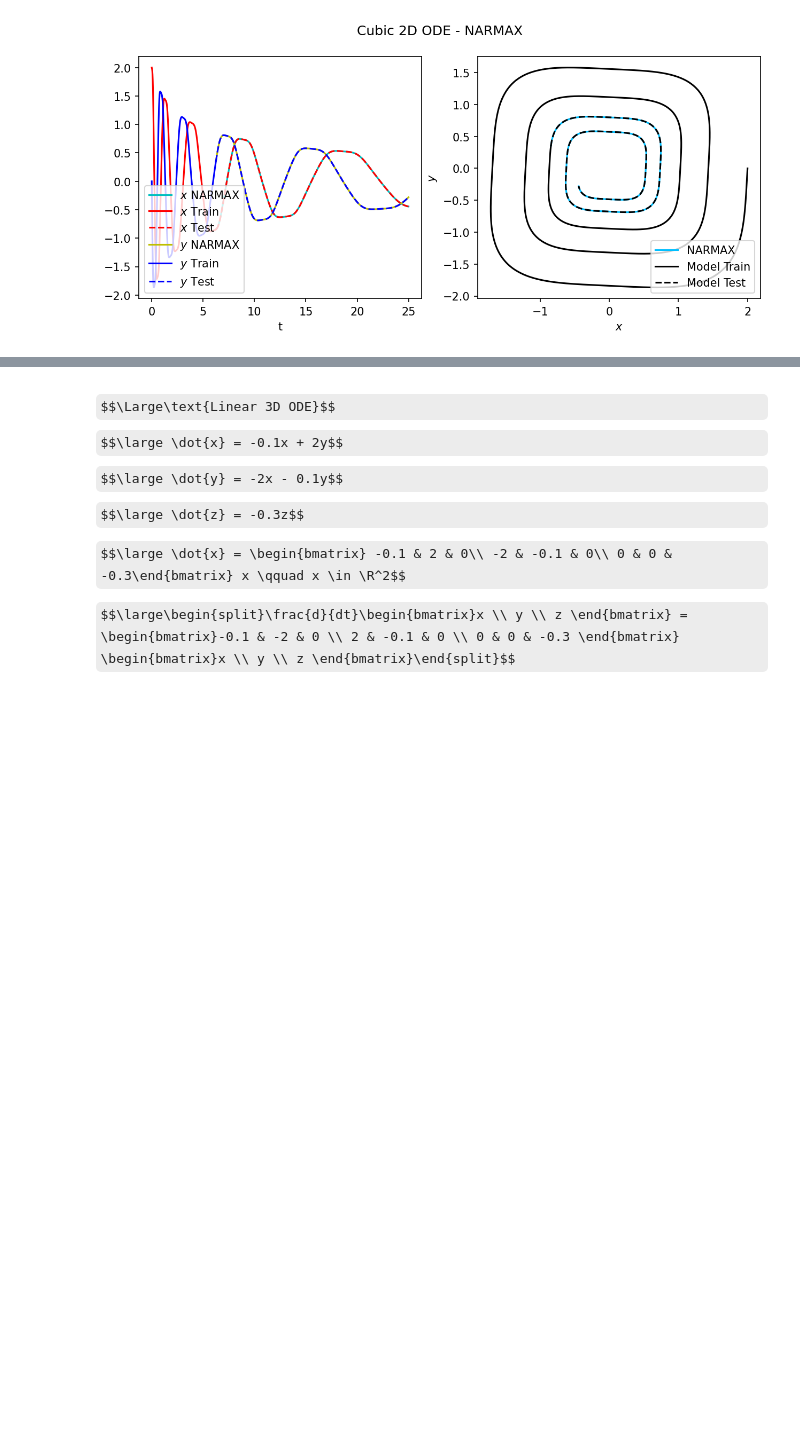
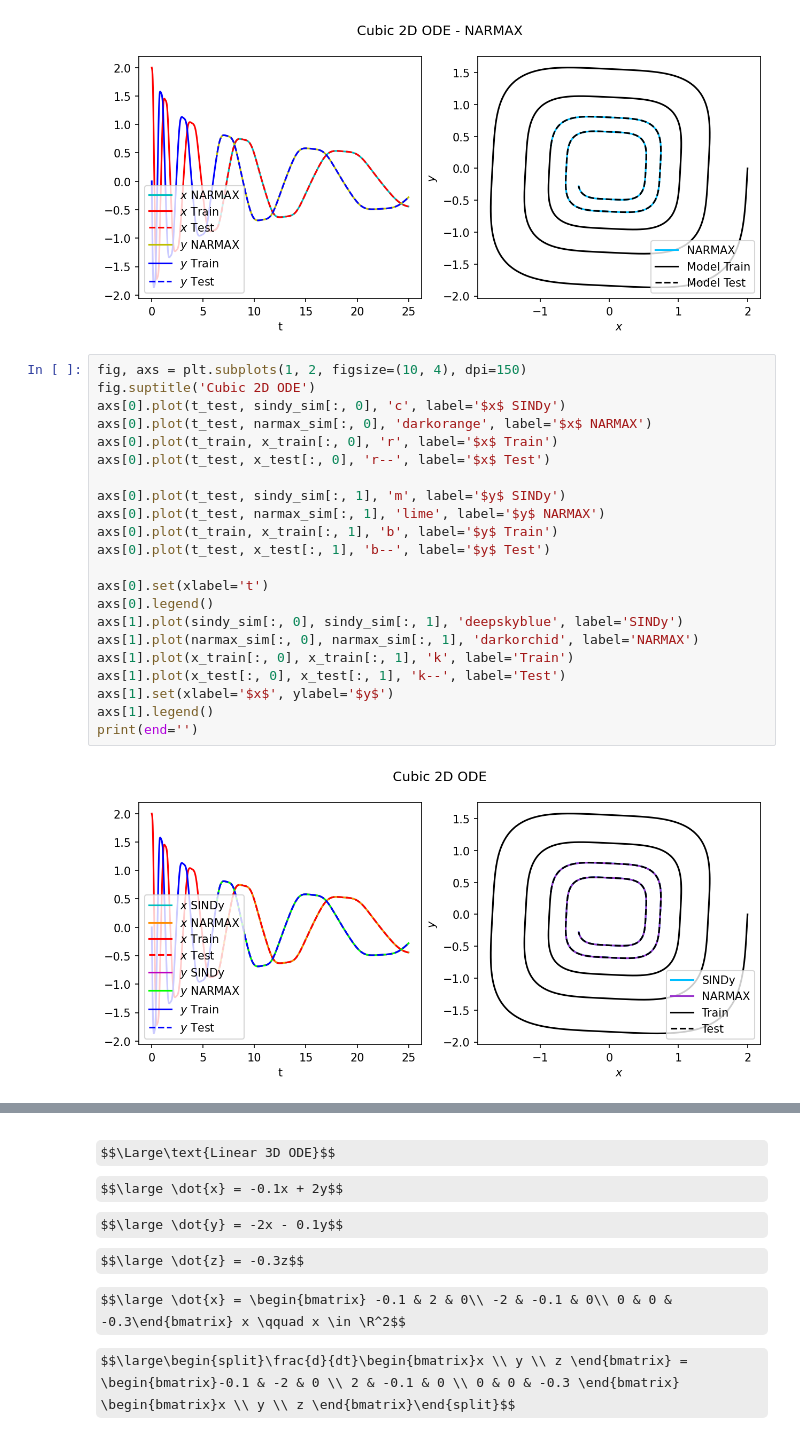
Before and after one commit to DavidContrerasFranco/Data-Driven-Dynamics-Understanding, a Jupyter notebook: Notebooks/ode_systems.ipynb, the cells around one changed output, grey strips where cells are left out. Saved outputs shown, nothing was run; the diff lists cells and outputs as text; some formulas as TeX source; blank space fills up the shorter version.

```diff
--- a/Notebooks/ode_systems.ipynb
+++ b/Notebooks/ode_systems.ipynb
@@ -244,6 +268,30 @@ axs[1].legend()
 print(end='')
 # %% [output]
 [figure]
+# %%
+fig, axs = plt.subplots(1, 2, figsize=(10, 4), dpi=150)
+fig.suptitle('Cubic 2D ODE')
+axs[0].plot(t_test, sindy_sim[:, 0], 'c', label='$x$ SINDy')
+axs[0].plot(t_test, narmax_sim[:, 0], 'darkorange', label='$x$ NARMAX')
+axs[0].plot(t_train, x_train[:, 0], 'r', label='$x$ Train')
+axs[0].plot(t_test, x_test[:, 0], 'r--', label='$x$ Test')
+
+axs[0].plot(t_test, sindy_sim[:, 1], 'm', label='$y$ SINDy')
+axs[0].plot(t_test, narmax_sim[:, 1], 'lime', label='$y$ NARMAX')
+axs[0].plot(t_train, x_train[:, 1], 'b', label='$y$ Train')
+axs[0].plot(t_test, x_test[:, 1], 'b--', label='$y$ Test')
+
+axs[0].set(xlabel='t')
+axs[0].legend()
+axs[1].plot(sindy_sim[:, 0], sindy_sim[:, 1], 'deepskyblue', label='SINDy')
+axs[1].plot(narmax_sim[:, 0], narmax_sim[:, 1], 'darkorchid', label='NARMAX')
+axs[1].plot(x_train[:, 0], x_train[:, 1], 'k', label='Train')
+axs[1].plot(x_test[:, 0], x_test[:, 1], 'k--', label='Test')
+axs[1].set(xlabel='$x$', ylabel='$y$')
+axs[1].legend()
+print(end='')
+# %% [output]
+[figure, added]
 # %%
 # Metrics DataFrame
 get_metrics_df(x_test, sol_terms, sindy_model, narmax_model, sindy_sim, narmax_sim, sindy_time, narmax_time)
```
Also changed, not shown: parts of 7 cells of this notebook, 16 other files.
